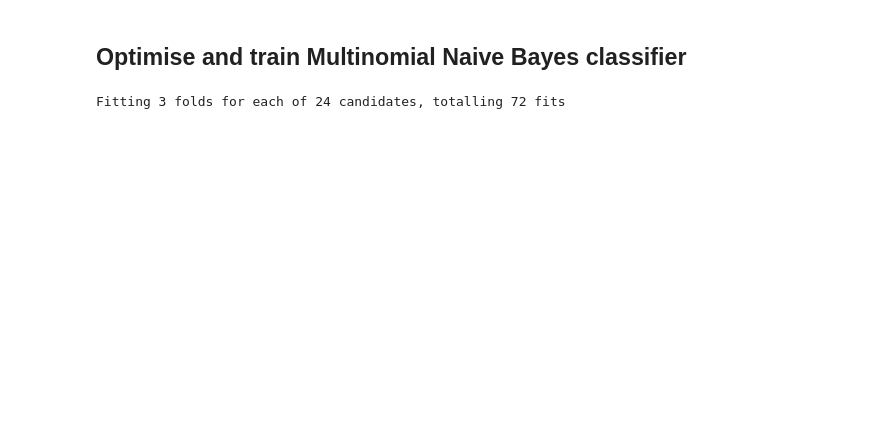
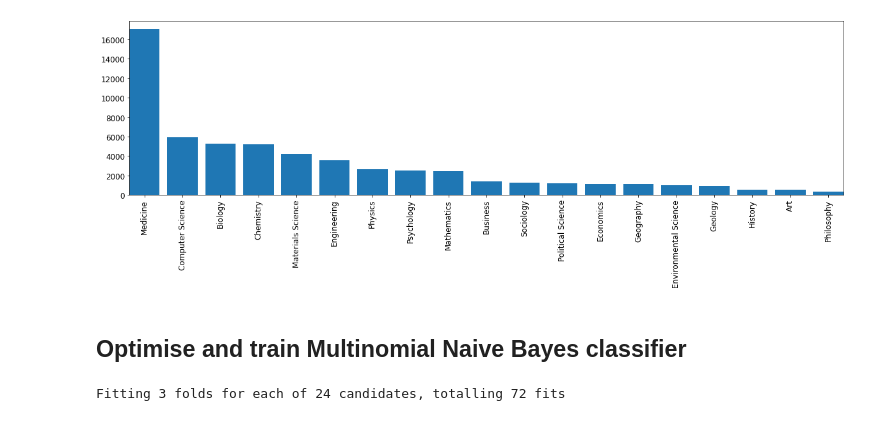
Before and after one commit to schmelczer/great-ai, a Jupyter notebook: docs/examples/simple/train.ipynb, the cells around one changed output. Saved outputs shown, nothing was run; the diff lists cells and outputs as text; code cells hidden in the pictures; blank space fills up the shorter version.

```diff
--- a/docs/examples/simple/train.ipynb
+++ b/docs/examples/simple/train.ipynb
@@ -40,3 +32,20 @@ px.bar(df, "domain", "count", width=1200, height=400).show()
+# %%
+from collections import Counter
+import matplotlib.pyplot as plt
+
+domains, counts = zip(*Counter(y).most_common())
+
+# Configure matplotlib to have nice, high-resolution charts
+%matplotlib inline
+plt.rcParams["figure.figsize"] = (20, 5)
+plt.rcParams["figure.facecolor"] = "white"
+plt.rcParams["font.size"] = 12
+
+plt.xticks(rotation=90)
+plt.bar(domains, counts)
+None
+# %% [output]
+[figure, added]
 # %% [markdown]
 ## Optimise and train Multinomial Naive Bayes classifier
 # %%
```
Also changed, not shown: parts of 7 cells of this notebook, 2 other files.
